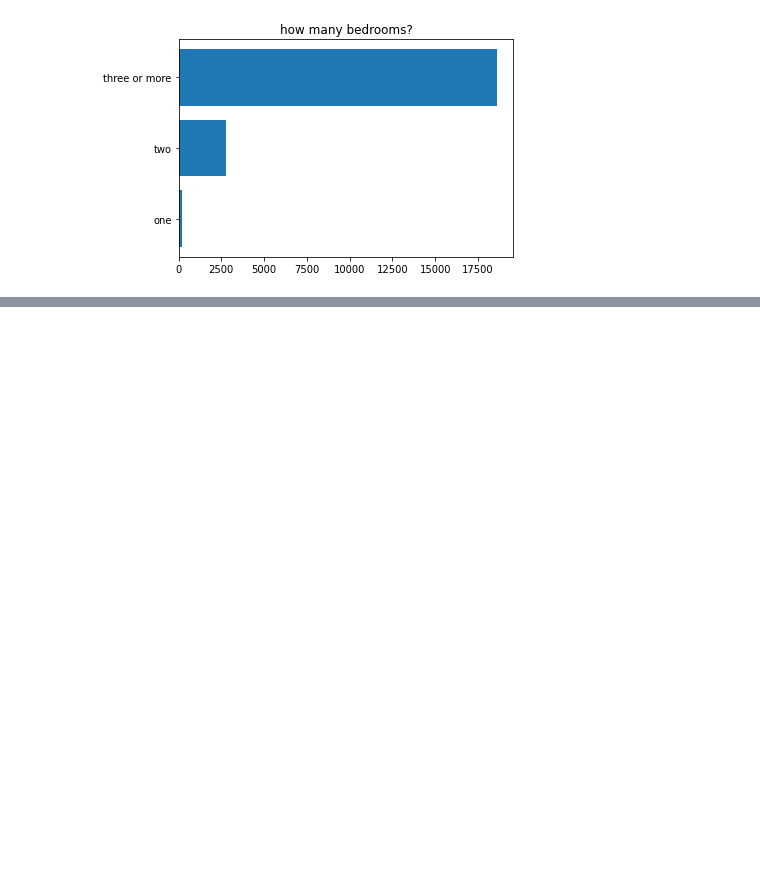
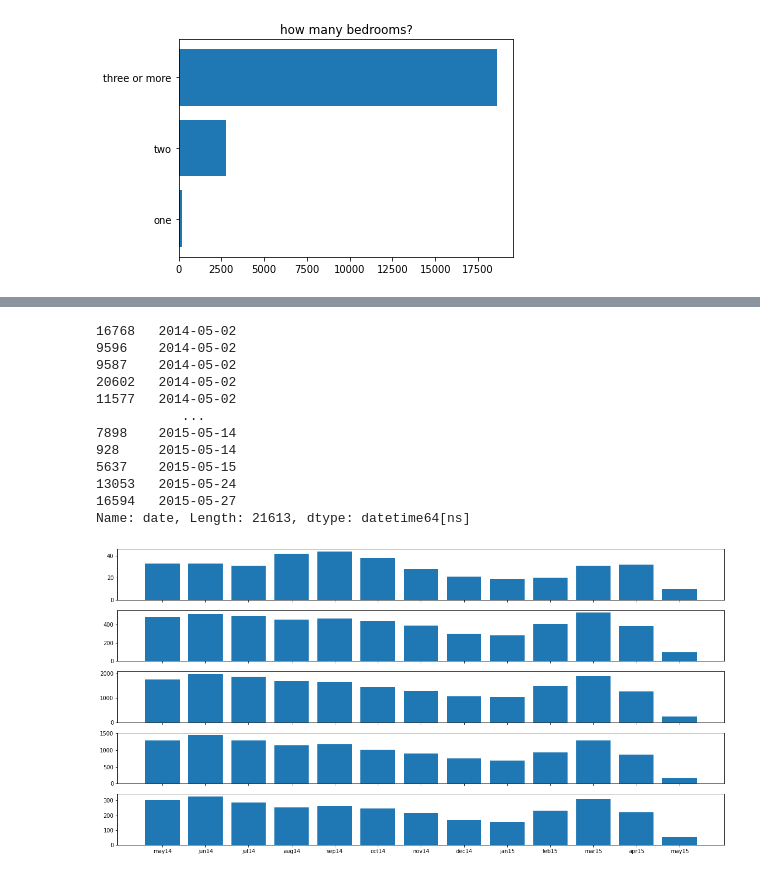
Before and after one commit to Arrinch/eda, a Jupyter notebook: homes.ipynb, the cells around one changed output, grey strips where cells are left out. Cells and saved outputs as stored; diff of their text form; code cells hidden in the pictures; blank space fills up the shorter version.

```diff
--- a/homes.ipynb
+++ b/homes.ipynb
@@ -91,0 +79,60 @@ plt.show()
+# %%
+fig, ax = plt.subplots(5, 1, sharex=True, figsize=(20,10))
+
+d = pd.to_datetime(df1['date'])
+#To understand time limits
+print(d.sort_values())
+
+date_start_end_range_dictionary = {
+    "20140701T000000": "20140501T000000",
+    "20140801T000000": "20140601T000000",
+    "20140901T000000": "20140701T000000",
+    "20141001T000000": "20140801T000000",
+    "20141101T000000": "20140901T000000",
+    "20141201T000000": "20141001T000000",
+    "20150101T000000": "20141101T000000",
+    "20150201T000000": "20141201T000000",
+    "20150301T000000": "20150101T000000",
+    "20150401T000000": "20150201T000000",
+    "20150501T000000": "20150301T000000",
+    "20150601T000000": "20150401T000000",
+    "20150701T000000": "20150501T000000",
+}
+
+def df_query_date_range_bedrooms(df, date_start, date_end, bedroom)-> int:
+    q = 'date < ' + '\"' + date_start + '\"' + ' and date > ' + '\"' + date_end + '\"' +' and bedrooms == ' + str(bedroom)
+    df.query(q)
+    return len(df.query(q))
+
+res1, res2, res3, res4, res5 = [], [], [], [], []
+
+for item in date_start_end_range_dictionary.items():
+    res1.append(df_query_date_range_bedrooms(df1, item[0], item[1], 1))
+    res2.append(df_query_date_range_bedrooms(df1, item[0], item[1], 2))
+    res3.append(df_query_date_range_bedrooms(df1, item[0], item[1], 3))
+    res4.append(df_query_date_range_bedrooms(df1, item[0], item[1], 4))
+    res5.append(df_query_date_range_bedrooms(df1, item[0], item[1], 5))
+
+months = ['may14', 'jun14', 'jul14', 'aug14', 'sep14', 'oct14', 'nov14', 'dec14', 'jan15', 'feb15', 'mar15', 'apr15', 'may15']
+
+ax[0].bar(months, res1)
+ax[1].bar(months, res2)
+ax[2].bar(months, res3)
+ax[3].bar(months, res4)
+ax[4].bar(months, res5)
+
+plt.show()
+# %% [output]
+16768   2014-05-02
+9596    2014-05-02
+9587    2014-05-02
+20602   2014-05-02
+11577   2014-05-02
+           ...
+7898    2015-05-14
+928     2015-05-14
+5637    2015-05-15
+13053   2015-05-24
+16594   2015-05-27
+Name: date, Length: 21613, dtype: datetime64[ns]
+[figure, added]
```
Also changed, not shown: parts of 2 cells of this notebook.
